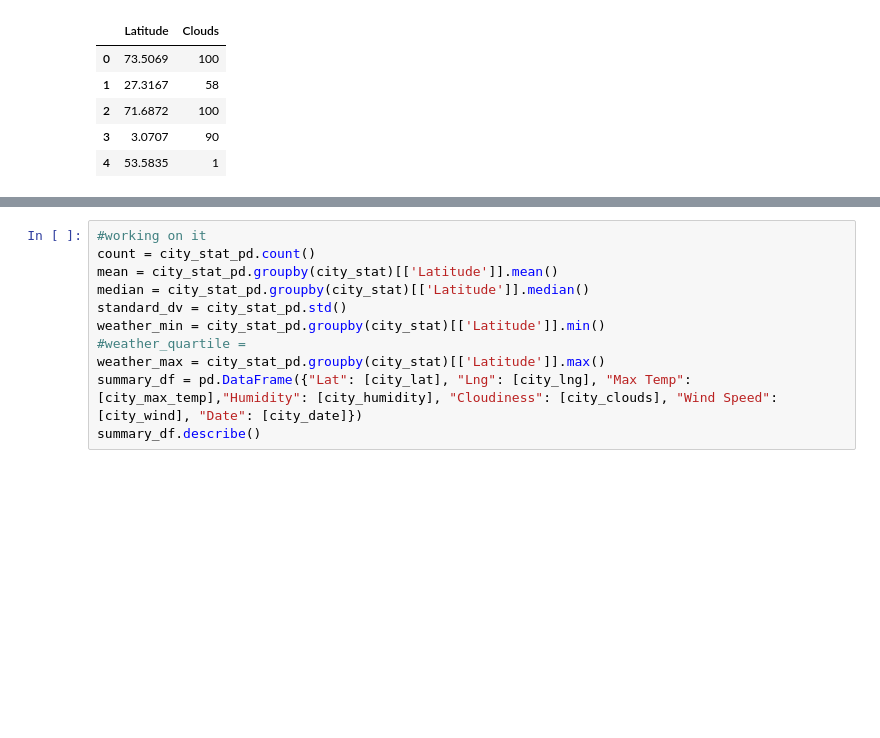
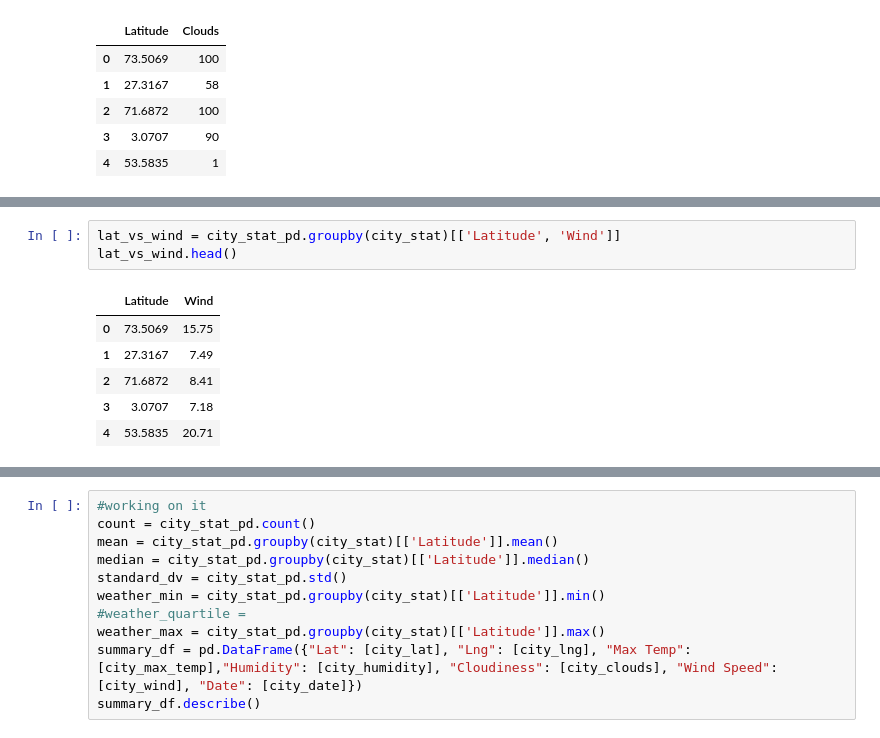
Before and after one commit to DINHC/python-api-challenge, a Jupyter notebook: WeatherPy.ipynb, the cells around one changed output, grey strips where cells are left out. Saved outputs shown, nothing was run; the diff lists cells and outputs as text; blank space fills up the shorter version.

```diff
--- a/WeatherPy.ipynb
+++ b/WeatherPy.ipynb
@@ -217,0 +225,10 @@ TypeError: unhashable type: 'list'
+# %%
+lat_vs_wind = city_stat_pd.groupby(city_stat)[['Latitude', 'Wind']]
+lat_vs_wind.head()
+# %% [output]
+|  | Latitude | Wind |
+| 0 | 73.5069 | 15.75 |
+| 1 | 27.3167 | 7.49 |
+| 2 | 71.6872 | 8.41 |
+| 3 | 3.0707 | 7.18 |
+| 4 | 53.5835 | 20.71 |
```
Also changed, not shown: parts of 4 cells of this notebook.
